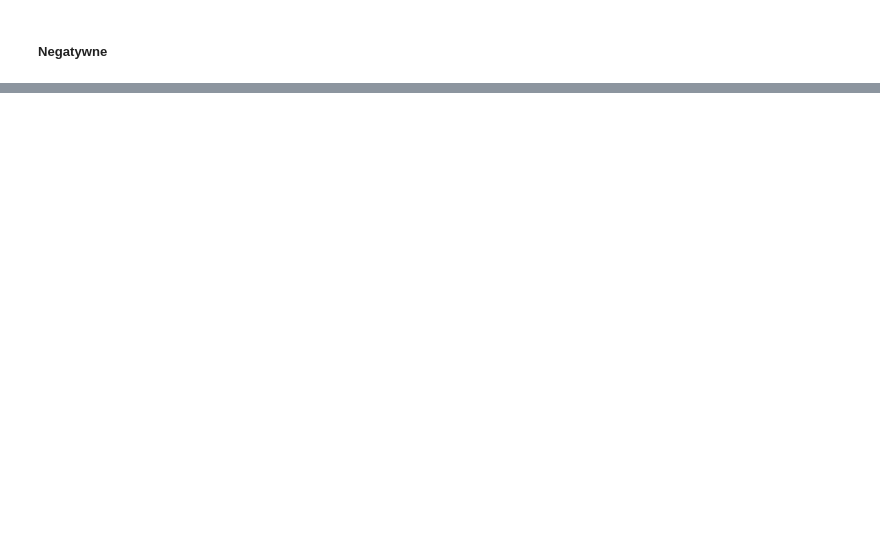
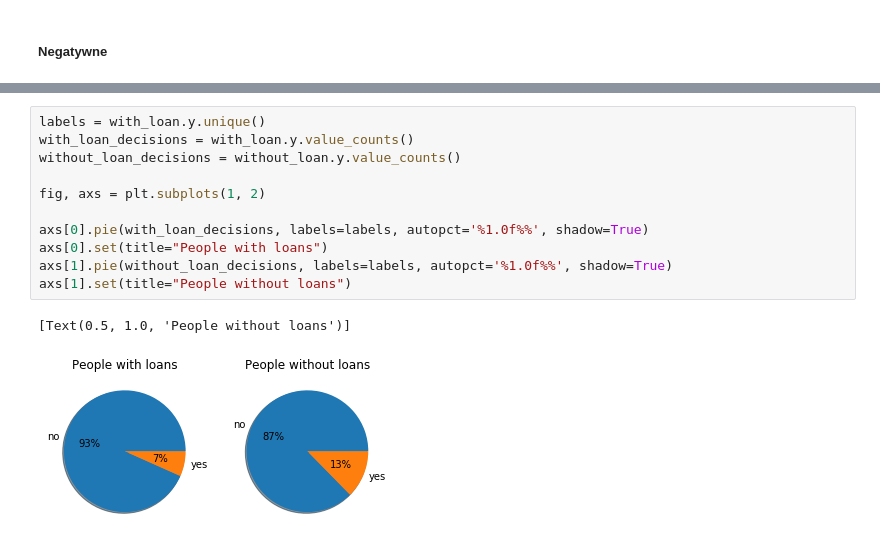
Before and after one commit to JakKowalCzyk/BigDataWarsztaty, a Jupyter notebook: bank.ipynb, the cells around one changed output, grey strips where cells are left out. Cells and saved outputs as stored; diff of their text form; blank space fills up the shorter version.

```diff
--- a/bank.ipynb
+++ b/bank.ipynb
@@ -135,0 +158,14 @@ negative.age.plot(kind = 'hist', bins=30, title="Negatywne")
+# %%
+labels = with_loan.y.unique()
+with_loan_decisions = with_loan.y.value_counts()
+without_loan_decisions = without_loan.y.value_counts()
+
+fig, axs = plt.subplots(1, 2)
+
+axs[0].pie(with_loan_decisions, labels=labels, autopct='%1.0f%%', shadow=True)
+axs[0].set(title="People with loans")
+axs[1].pie(without_loan_decisions, labels=labels, autopct='%1.0f%%', shadow=True)
+axs[1].set(title="People without loans")
+# %% [output]
+[Text(0.5, 1.0, 'People without loans')]
+[figure, added]
```
Also changed, not shown: parts of 8 cells of this notebook.
